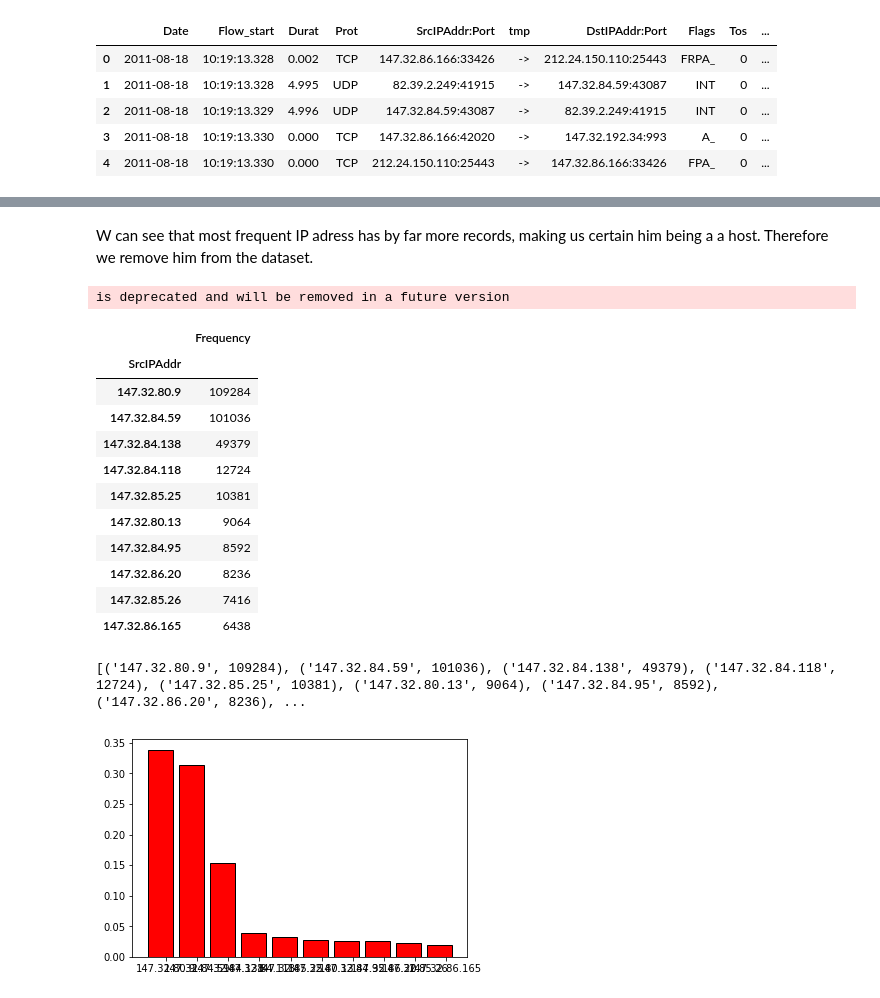
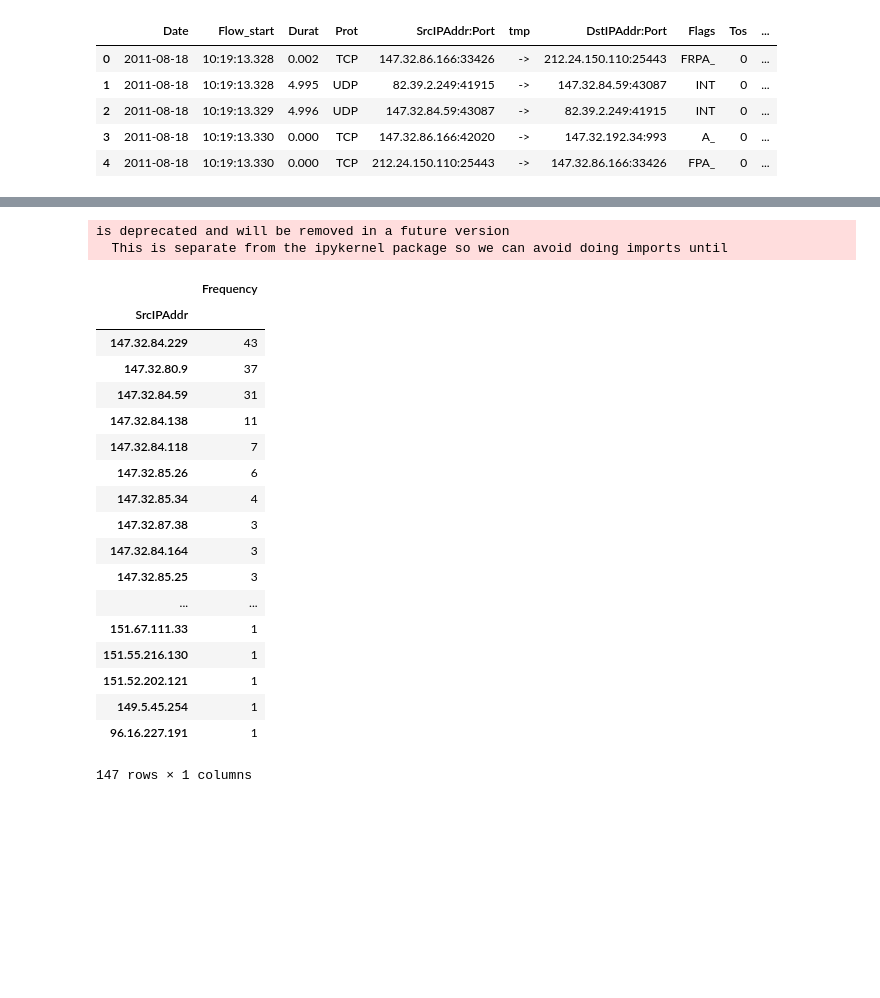
Before and after one commit to marius-pop0/CybeDataAnlaytics, a Jupyter notebook: Assignment3/dataflow.ipynb, the cells around one changed output, grey strips where cells are left out. Saved outputs shown, nothing was run; the diff lists cells and outputs as text; code cells hidden in the pictures; blank space fills up the shorter version.

```diff
--- a/Assignment3/dataflow.ipynb
+++ b/Assignment3/dataflow.ipynb
@@ -77,29 +63,27 @@ is deprecated and will be removed in a future version
-# %% [markdown]
-W can see that most frequent IP adress has by far more records, making us certain him being a a host. Therefore we remove him from the dataset.
 # %%
-df = df[df['SrcIPAddr'] != '147.32.84.229']
-most_freq = df.groupby(['SrcIPAddr'])['SrcIPAddr'].agg({'Frequency':'count'}).sort_values(['Frequency'], ascending=False).head(10)
-
-most_freq
+# rows = np.random.choice(df.index.values, 300)
+# sampled_df = df.ix[rows]
+# sampled_df.groupby(['SrcIPAddr'])['SrcIPAddr'].agg({'Frequency':'count'}).sort_values(['Frequency'], ascending=False)
 # %% [output]
 is deprecated and will be removed in a future version
+  This is separate from the ipykernel package so we can avoid doing imports until
 |  | Frequency |
 | SrcIPAddr |  |
-| 147.32.80.9 | 109284 |
-| 147.32.84.59 | 101036 |
-| 147.32.84.138 | 49379 |
-| 147.32.84.118 | 12724 |
-| 147.32.85.25 | 10381 |
-| 147.32.80.13 | 9064 |
-| 147.32.84.95 | 8592 |
-| 147.32.86.20 | 8236 |
-| 147.32.85.26 | 7416 |
-| 147.32.86.165 | 6438 |
+| 147.32.84.229 | 43 |
+| 147.32.80.9 | 37 |
+| 147.32.84.59 | 31 |
+| 147.32.84.138 | 11 |
+| 147.32.84.118 | 7 |
+| 147.32.85.26 | 6 |
+| 147.32.85.34 | 4 |
+| 147.32.87.38 | 3 |
+| 147.32.84.164 | 3 |
+| 147.32.85.25 | 3 |
+| ... | ... |
+| 151.67.111.33 | 1 |
+| 151.55.216.130 | 1 |
+| 151.52.202.121 | 1 |
+| 149.5.45.254 | 1 |
+| 96.16.227.191 | 1 |
+147 rows × 1 columns
-# %%
-most_freq_ips = list(zip(most_freq.index, np.reshape(most_freq.values, -1)))
-print(most_freq_ips)
-histogram(most_freq_ips)
-# %% [output]
-[('147.32.80.9', 109284), ('147.32.84.59', 101036), ('147.32.84.138', 49379), ('147.32.84.118', 12724), ('147.32.85.25', 10381), ('147.32.80.13', 9064), ('147.32.84.95', 8592), ('147.32.86.20', 8236), ...
-[figure, removed]
 # %%
```
Also changed, not shown: parts of 8 cells of this notebook, 2 other files.
